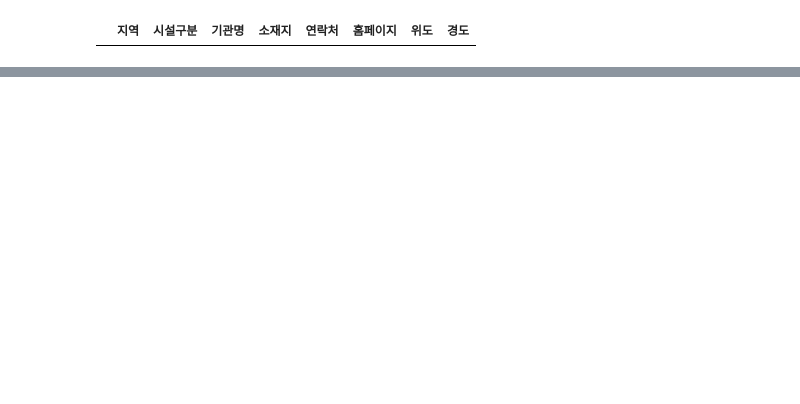
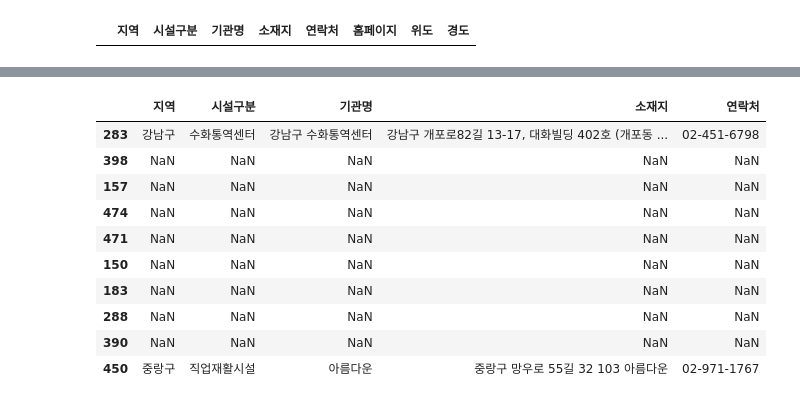
Before and after one commit to BigDataCampus/fresh, a Jupyter notebook: facility cleansing.ipynb, the cells around one changed output, grey strips where cells are left out. Drawn from its saved outputs; the diff is of its cells as text; code cells hidden in the pictures; blank space fills up the shorter version.

```diff
--- a/facility cleansing.ipynb
+++ b/facility cleansing.ipynb
@@ -242,3 +224,5 @@ facility.filter(regex='공동생활',axis=0)
 |  | 지역 | 시설구분 | 기관명 | 소재지 | 연락처 | 홈페이지 | 위도 | 경도 |
 # %%
 facility.to_csv('make.csv',encoding='euc-kr')
+# %%
+facility = pd.read_excel('facility_clean.xls')
@@ -244,0 +242,14 @@ facility.to_csv('make.csv',encoding='euc-kr')
+# %%
+facility.sample(10)
+# %% [output]
+|  | 지역 | 시설구분 | 기관명 | 소재지 | 연락처 |
+| 283 | 강남구 | 수화통역센터 | 강남구 수화통역센터 | 강남구 개포로82길 13-17, 대화빌딩 402호 (개포동 ... | 02-451-6798 |
+| 398 | NaN | NaN | NaN | NaN | NaN |
+| 157 | NaN | NaN | NaN | NaN | NaN |
+| 474 | NaN | NaN | NaN | NaN | NaN |
+| 471 | NaN | NaN | NaN | NaN | NaN |
+| 150 | NaN | NaN | NaN | NaN | NaN |
+| 183 | NaN | NaN | NaN | NaN | NaN |
+| 288 | NaN | NaN | NaN | NaN | NaN |
+| 390 | NaN | NaN | NaN | NaN | NaN |
+| 450 | 중랑구 | 직업재활시설 | 아름다운 | 중랑구 망우로 55길 32 103 아름다운 | 02-971-1767 |
```
Also changed, not shown: parts of 25 cells of this notebook, 1 other file.
